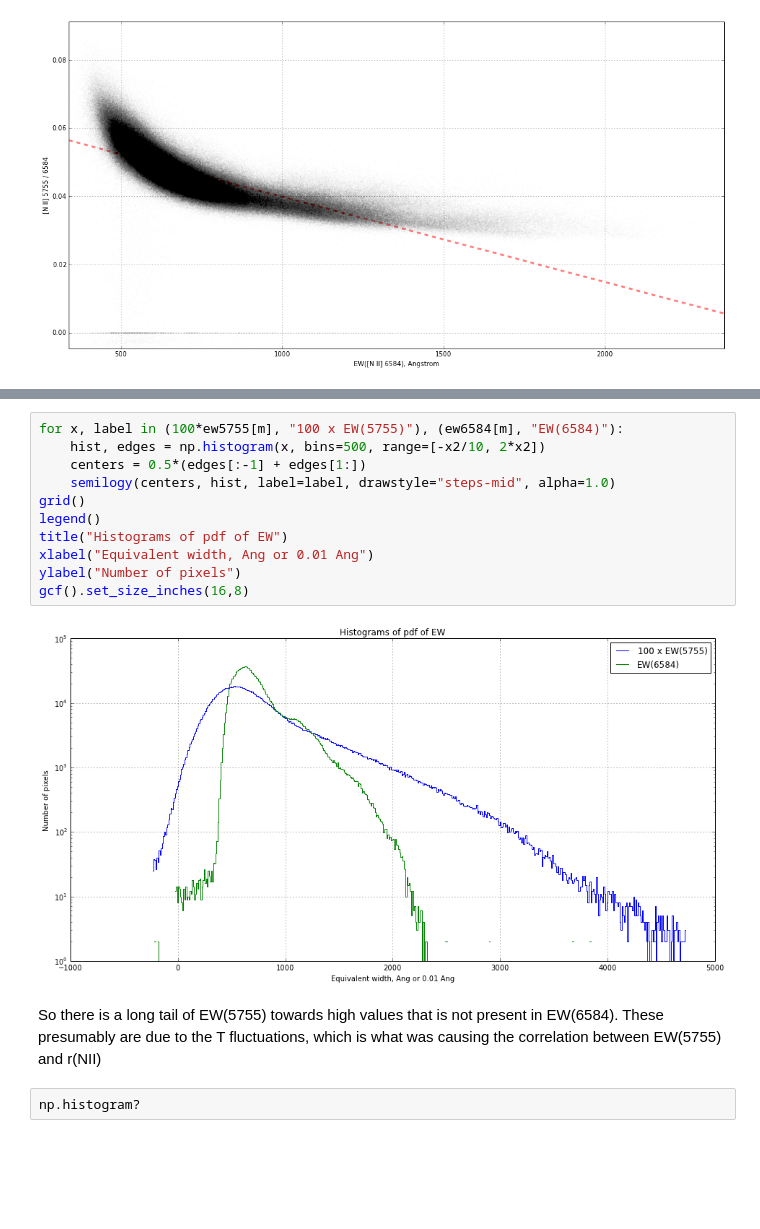
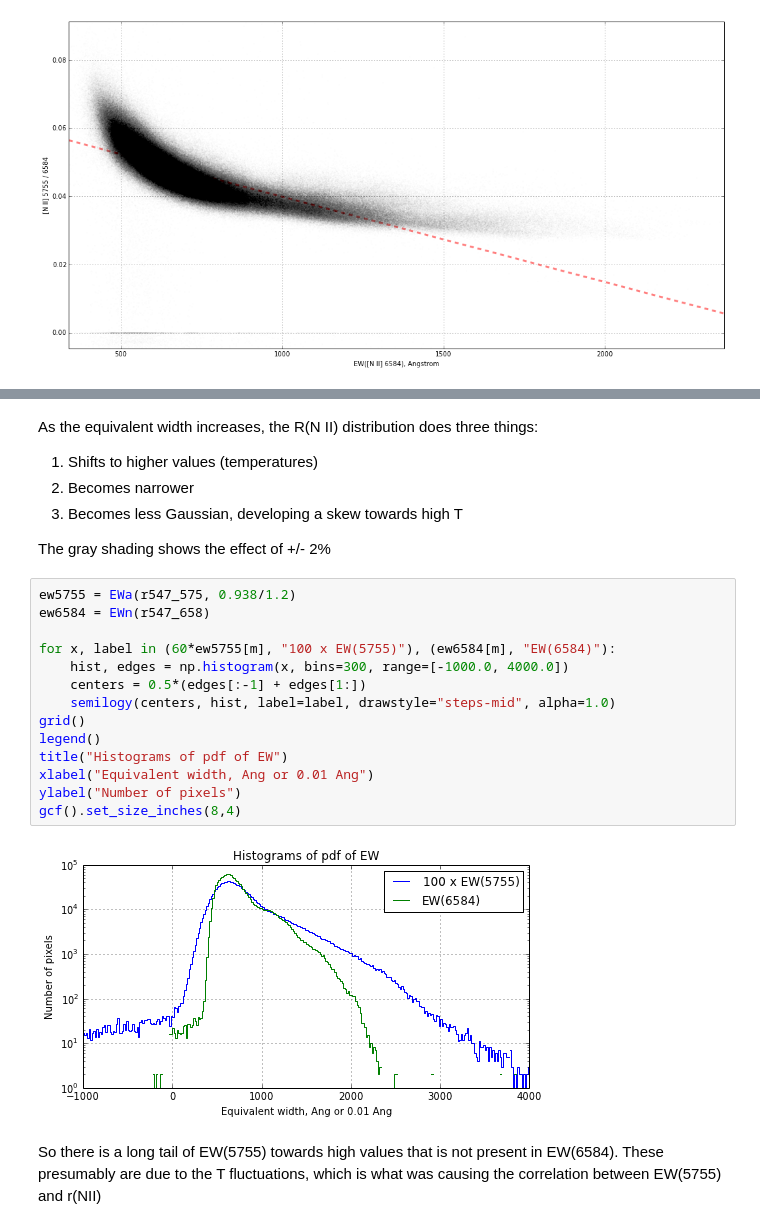
Before and after one commit to deprecated/orion-tsq, a Jupyter notebook: WFC3 images exploration.ipynb, the cells around one changed output, grey strips where cells are left out. Saved outputs shown, nothing was run; the diff lists cells and outputs as text; blank space fills up the shorter version.

```diff
--- a/WFC3 images exploration.ipynb
+++ b/WFC3 images exploration.ipynb
@@ -236,17 +292,26 @@ plot_hist_nii_ratio_vs_ewneb(k575=1.0)
+# %% [markdown]
+As the equivalent width increases, the R(N II) distribution does three things:
+
+1. Shifts to higher values (temperatures)
+2. Becomes narrower
+3. Becomes less Gaussian, developing a skew towards high T
+
+The gray shading shows the effect of +/- 2%
 # %%
-for x, label in (100*ew5755[m], "100 x EW(5755)"), (ew6584[m], "EW(6584)"):
-    hist, edges = np.histogram(x, bins=500, range=[-x2/10, 2*x2])
+ew5755 = EWa(r547_575, 0.938/1.2)
+ew6584 = EWn(r547_658)
+
+for x, label in (60*ew5755[m], "100 x EW(5755)"), (ew6584[m], "EW(6584)"):
+    hist, edges = np.histogram(x, bins=300, range=[-1000.0, 4000.0])
     centers = 0.5*(edges[:-1] + edges[1:])
     semilogy(centers, hist, label=label, drawstyle="steps-mid", alpha=1.0)
 grid()
 legend()
 title("Histograms of pdf of EW")
 xlabel("Equivalent width, Ang or 0.01 Ang")
 ylabel("Number of pixels")
-gcf().set_size_inches(16,8)
+gcf().set_size_inches(8,4)
 # %% [output]
-[figure, old version]
+[figure, new version]
 # %% [markdown]
 So there is a long tail of EW(5755) towards high values that is not present in EW(6584). These presumably are due to the T fluctuations, which is what was causing the correlation between EW(5755) and r(NII)
-# %%
-np.histogram?
```
Also changed, not shown: parts of 24 cells of this notebook, 1 other file.
